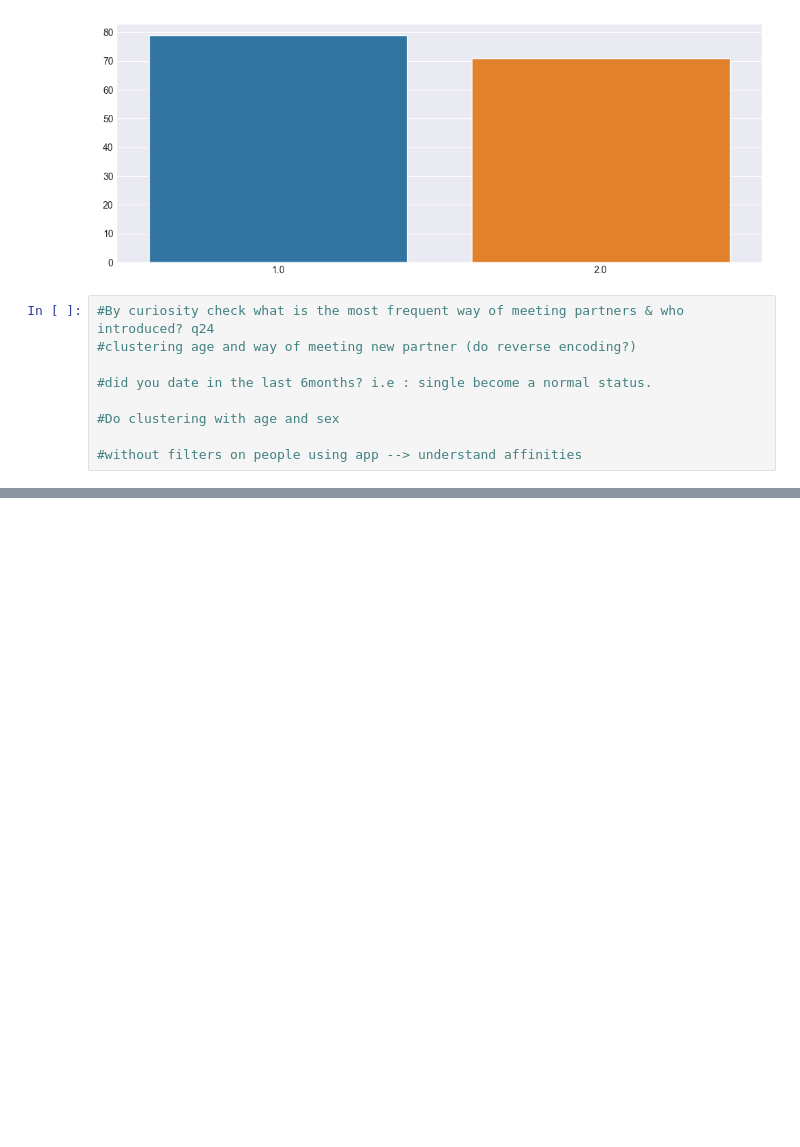
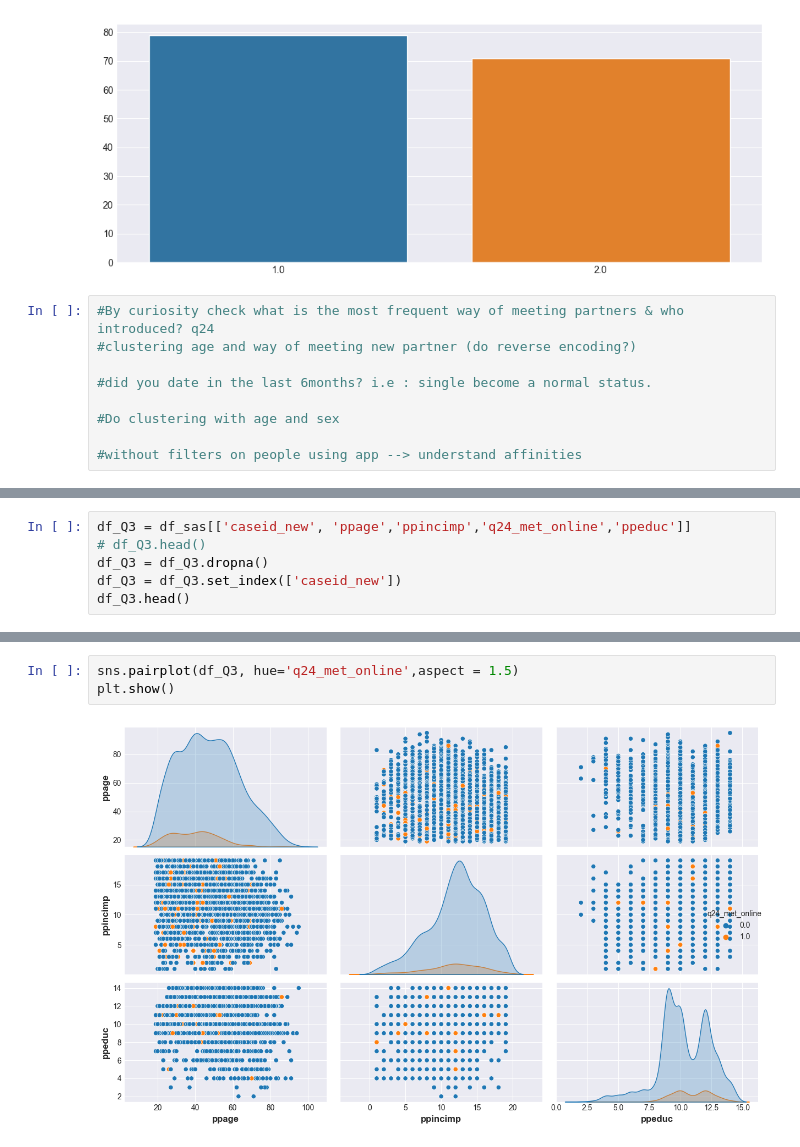
Before and after one commit to old2212/Dating_app_clustering, a Jupyter notebook: Draft 2009.ipynb, the cells around one changed output, grey strips where cells are left out. Saved outputs shown, nothing was run; the diff lists cells and outputs as text; blank space fills up the shorter version.

```diff
--- a/Draft 2009.ipynb
+++ b/Draft 2009.ipynb
@@ -244,0 +259,6 @@ plt.show()
+# %%
+df_Q3 = df_sas[['caseid_new', 'ppage','ppincimp','q24_met_online','ppeduc']]
+# df_Q3.head()
+df_Q3 = df_Q3.dropna()
+df_Q3 = df_Q3.set_index(['caseid_new'])
+df_Q3.head()
@@ -244,0 +273,5 @@ plt.show()
+# %%
+sns.pairplot(df_Q3, hue='q24_met_online',aspect = 1.5)
+plt.show()
+# %% [output]
+[figure, added]
```
Also changed, not shown: parts of 9 cells of this notebook, 19 other files.
